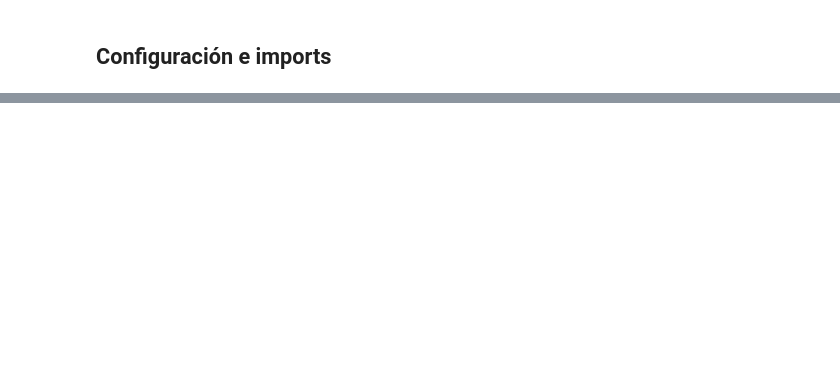
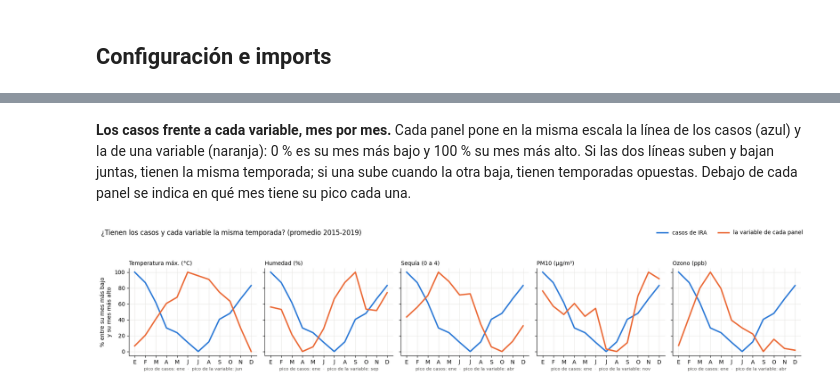
Before and after one commit to mdc-feature-engineering/sonora-health-climate-eda, a Jupyter notebook: notebooks/03_eda/3.3-relaciones-visualizacion.ipynb, the cells around one changed output, grey strips where cells are left out. Saved outputs shown, nothing was run; the diff lists cells and outputs as text; code cells hidden in the pictures; blank space fills up the shorter version.

```diff
--- a/notebooks/03_eda/3.3-relaciones-visualizacion.ipynb
+++ b/notebooks/03_eda/3.3-relaciones-visualizacion.ipynb
@@ -120,0 +254,34 @@ Registrar aquí lo que se presentó al equipo sobre las relaciones observadas y
+# %% [markdown]
+**Los casos frente a cada variable, mes por mes.** Cada panel pone en la misma
+escala la línea de los casos (azul) y la de una variable (naranja): 0 % es su
+mes más bajo y 100 % su mes más alto. Si las dos líneas suben y bajan juntas,
+tienen la misma temporada; si una sube cuando la otra baja, tienen temporadas
+opuestas. Debajo de cada panel se indica en qué mes tiene su pico cada una.
+# %%
+# ======================================================================
+# CASOS FRENTE A CADA VARIABLE A LO LARGO DEL AÑO
+# Usa 'perfil' y 'escala' de la celda anterior: 'escala' pone cada variable de 0
+# (su mes más bajo) a 1 (su mes más alto); aquí se multiplica por 100 para leerlo en %.
+# ======================================================================
+OTRAS = [TMAX, "humedad_rel_media", "severidad_sequia", "pm10_ugm3", "o3_max8h_ppb"]
+fig, axes = plt.subplots(1, len(OTRAS), figsize=(18, 3.8), sharey=True)
+for ax, var in zip(axes, OTRAS):
+    ax.plot(range(1, 13), escala.loc[Y] * 100, color=AZUL, lw=2.5)
+    ax.plot(range(1, 13), escala.loc[var] * 100, color=NARANJA, lw=2.5)
+    ax.set_xticks(range(1, 13), [m[0].upper() for m in MESES])
+    ax.set_title(NOMBRE[var], loc="left", fontsize=10)
+    pico_casos = MESES[perfil.loc[Y].idxmax() - 1]
+    pico_var = MESES[perfil.loc[var].idxmax() - 1]
+    ax.set_xlabel(f"pico de casos: {pico_casos}  ·  pico de la variable: {pico_var}",
+                  fontsize=8, color=GRIS)
+axes[0].set_ylabel("% entre su mes más bajo\ny su mes más alto")
+fig.legend(handles=[Line2D([], [], color=AZUL, lw=2.5, label="casos de IRA"),
+                    Line2D([], [], color=NARANJA, lw=2.5, label="la variable de cada panel")],
+           loc="upper right", ncol=2, frameon=False)
+fig.suptitle("¿Tienen los casos y cada variable la misma temporada? (promedio 2015-2019)",
+             x=0.01, ha="left")
+fig.tight_layout(rect=(0, 0, 1, 0.9))
+fig.savefig(FIGURES_DIR / f"rel_perfiles_{GRANULARIDAD}.png", dpi=150)
+plt.show()
+# %% [output]
+[figure, added]
```
Also changed, not shown: parts of 53 cells of this notebook.
